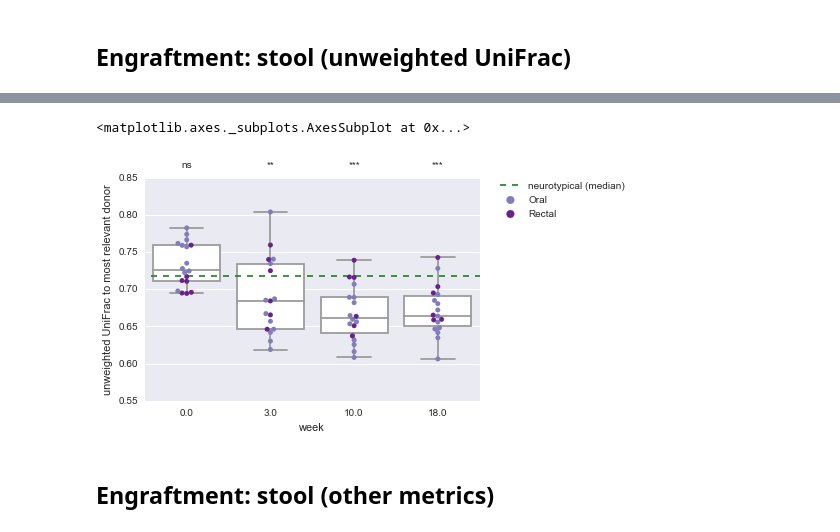
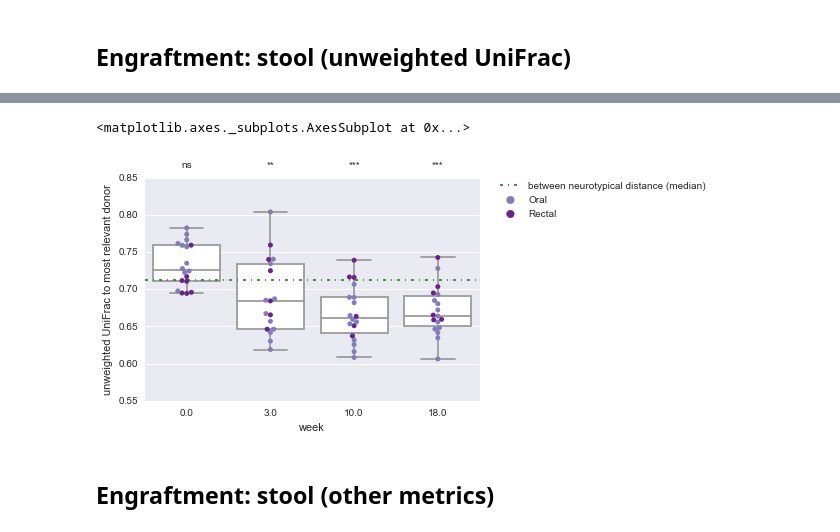
Before and after one commit to khemlalnirmalkar/autism-fmt1, a Jupyter notebook: engraftment.ipynb, the cells around one changed output, grey strips where cells are left out. Saved outputs shown, nothing was run; the diff lists cells and outputs as text; code cells hidden in the pictures.

```diff
--- a/engraftment.ipynb
+++ b/engraftment.ipynb
@@ -170,10 +175,10 @@ asd.plot_week_data_with_stats(sample_md, sample_type='stool',
 # %%
 asd.plot_week_data_with_stats(sample_md, sample_type='stool',
                           metric='unweighted UniFrac to most relevant donor', hue='rectal_oral', one_tailed=True,
-                          hide_donor_baseline=True)
+                          hide_donor_baseline=True, hide_control_baseline=True, dm=uu_dm)
 # %% [output]
 <matplotlib.axes._subplots.AxesSubplot at 0x...>
-[figure, old version]
+[figure, new version]
 # %% [markdown]
 ## Engraftment: stool (other metrics)
 # %%
```
Also changed, not shown: parts of 13 cells of this notebook, 3 other files.
